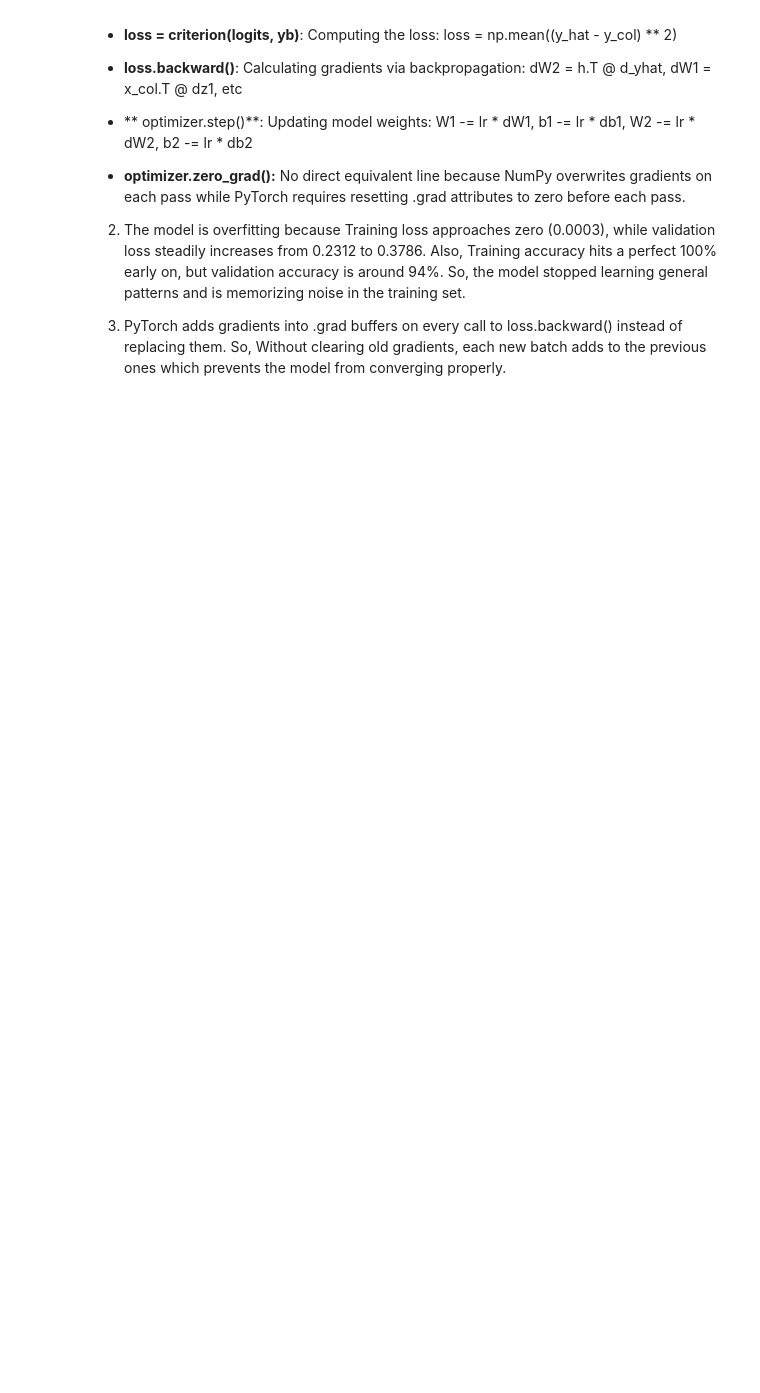
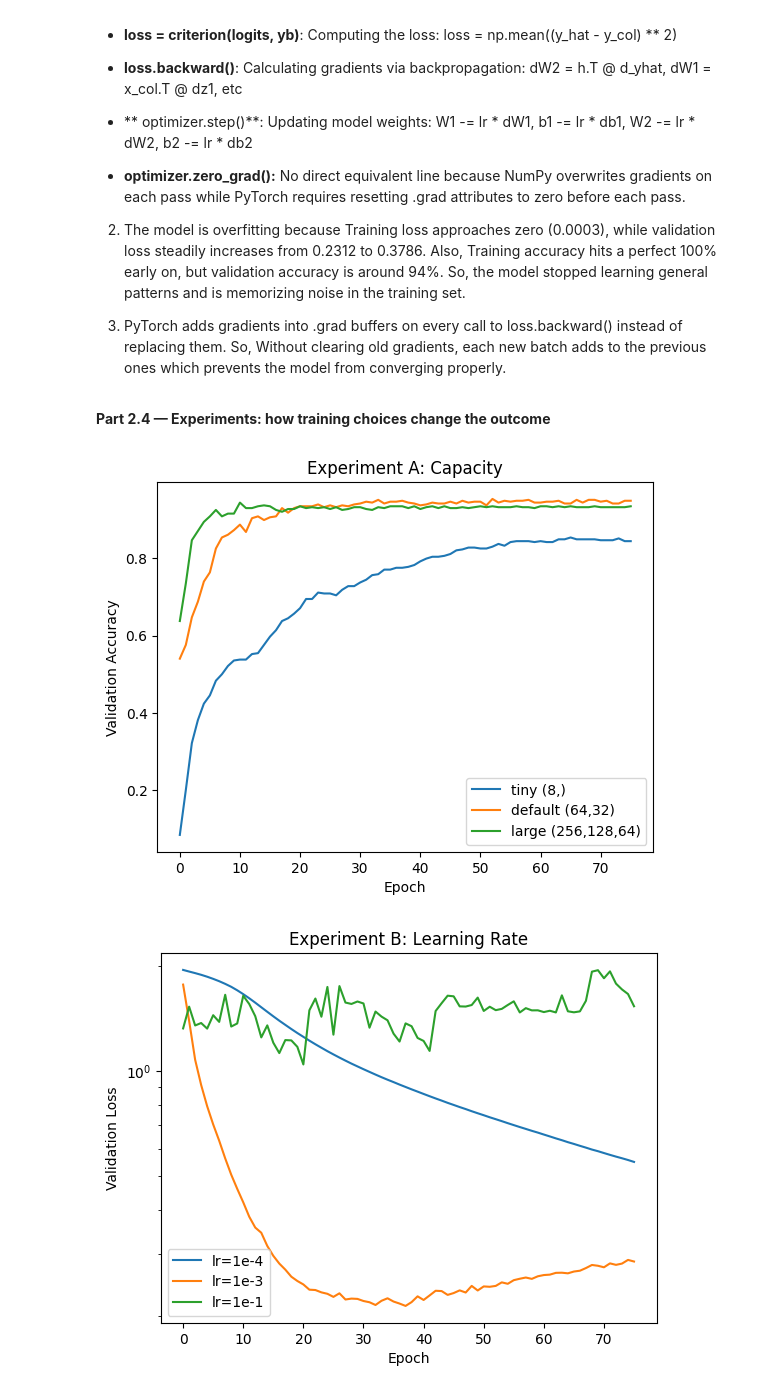
Before and after one commit to DivineUI/Lab-3, a Jupyter notebook: Lab_3.ipynb, the cells around one changed output. Cells and saved outputs as stored; diff of their text form; code cells hidden in the pictures; blank space fills up the shorter version.

Commit message:
Part 2.4

```diff
--- a/Lab_3.ipynb
+++ b/Lab_3.ipynb
@@ -450,3 +448,5 @@ plt.legend(); plt.show()
 2. The model is overfitting because Training loss approaches zero (0.0003), while validation loss steadily increases from 0.2312 to 0.3786. Also, Training accuracy hits a perfect 100% early on, but validation accuracy is around 94%. So, the model stopped learning general patterns and is memorizing noise in the training set.
 
 3. PyTorch adds gradients into .grad buffers on every call to loss.backward() instead of replacing them. So, Without clearing old gradients, each new batch adds to the previous ones which prevents the model from converging properly.
+# %% [markdown]
+**Part 2.4 — Experiments: how training choices change the outcome**
@@ -452,0 +539,37 @@ plt.legend(); plt.show()
+# %%
+# Experiment A
+hist_small  = run_experiment(hidden_sizes=(8,))
+hist_default = run_experiment(hidden_sizes=(64, 32))
+hist_large = run_experiment(hidden_sizes=(256, 128, 64))
+
+plt.plot(hist_small["val_acc"], label="tiny (8,)")
+plt.plot(hist_default["val_acc"], label="default (64,32)")
+plt.plot(hist_large["val_acc"], label="large (256,128,64)")
+plt.xlabel("Epoch"); plt.ylabel("Validation Accuracy"); plt.title("Experiment A: Capacity")
+plt.legend(); plt.show()
+
+# Experiment B
+hist_low  = run_experiment(lr=1e-4)
+hist_mid  = run_experiment(lr=1e-3)
+hist_high = run_experiment(lr=1e-1)
+
+plt.plot(hist_low["val_loss"], label="lr=1e-4")
+plt.plot(hist_mid["val_loss"], label="lr=1e-3")
+plt.plot(hist_high["val_loss"], label="lr=1e-1")
+plt.yscale("log")
+plt.xlabel("Epoch"); plt.ylabel("Validation Loss"); plt.title("Experiment B: Learning Rate")
+plt.legend(); plt.show()
+
+# Experiment C
+hist_no_dropout = run_experiment(hidden_sizes=(256, 128, 64), dropout=0.0)
+hist_dropout    = run_experiment(hidden_sizes=(256, 128, 64), dropout=0.3)
+
+plt.plot(hist_no_dropout["train_acc"], label="train (no dropout)")
+plt.plot(hist_no_dropout["val_acc"], label="val (no dropout)")
+plt.plot(hist_dropout["train_acc"], label="train (dropout=0.3)", linestyle="--")
+plt.plot(hist_dropout["val_acc"], label="val (dropout=0.3)", linestyle="--")
+plt.xlabel("Epoch"); plt.ylabel("Accuracy"); plt.title("Experiment C: Dropout Regularization")
+plt.legend(); plt.show()
+# %% [output]
+[figure, added]
+[figure, added]
```
Also changed, not shown: parts of 5 cells of this notebook.
